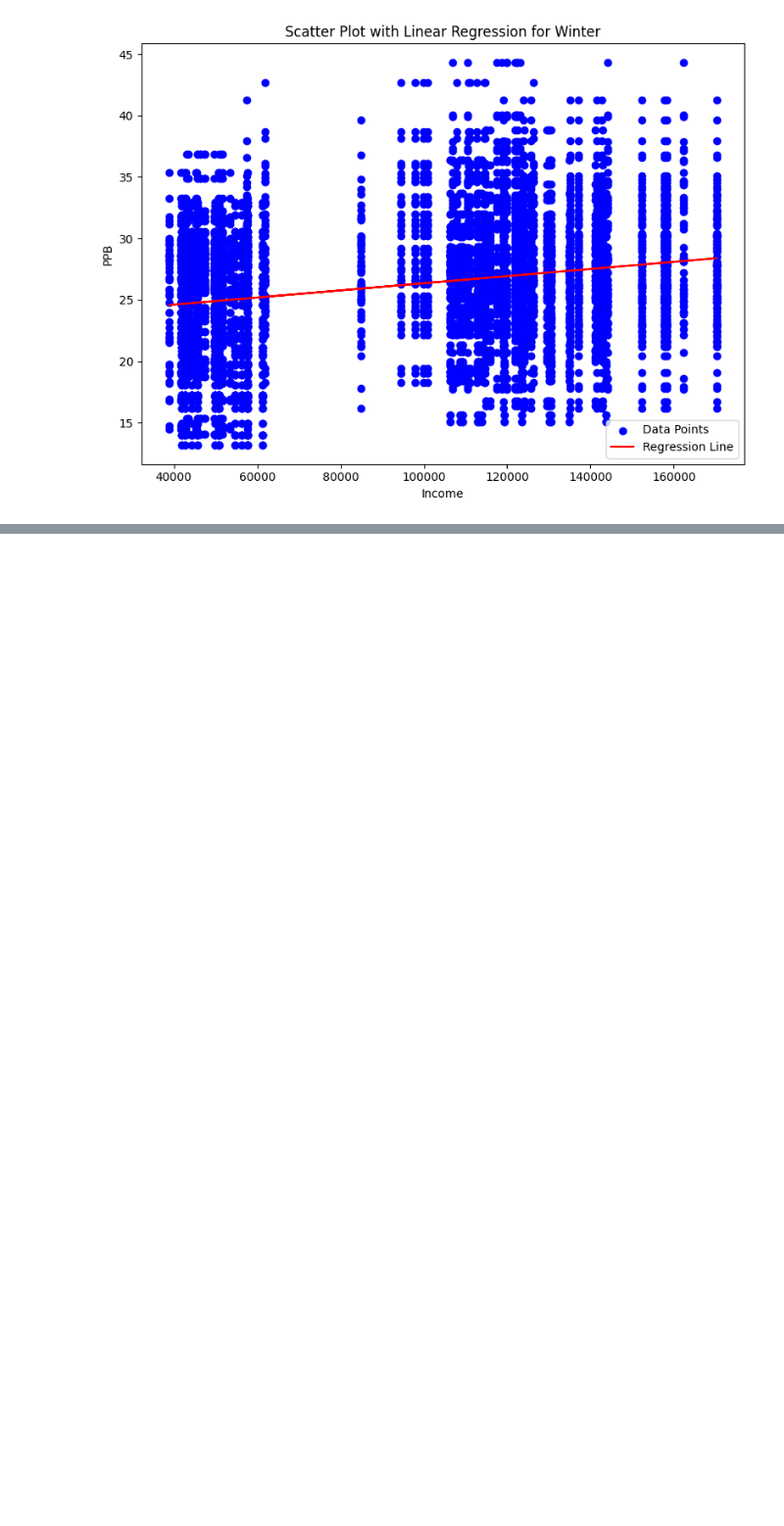
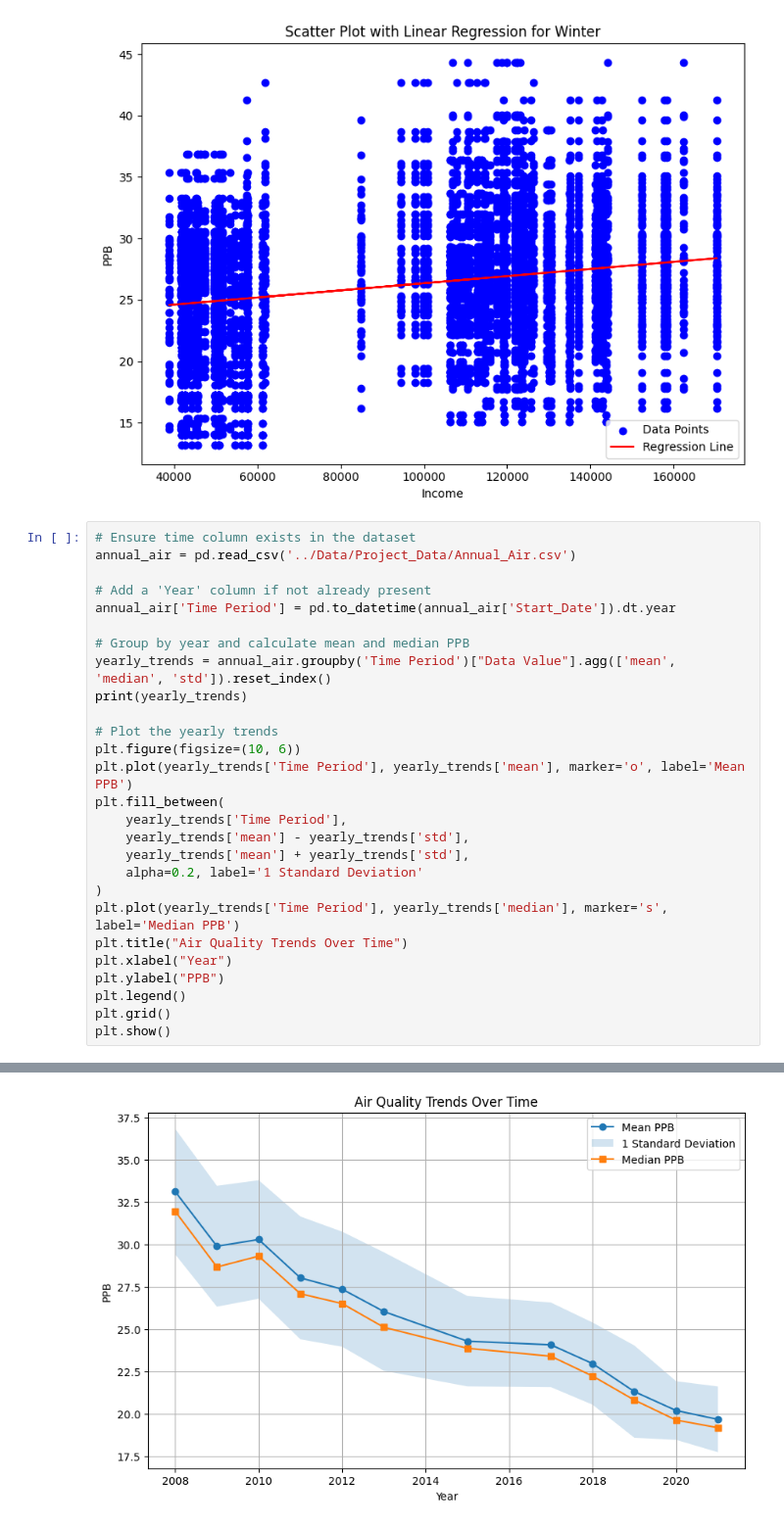
Before and after one commit to miniosushi/CS577_Project, a Jupyter notebook: Notebooks/main_project.ipynb, the cells around one changed output, grey strips where cells are left out. Shown at 98% size. Cells and saved outputs as stored; diff of their text form; blank space fills up the shorter version.

```diff
--- a/Notebooks/main_project.ipynb
+++ b/Notebooks/main_project.ipynb
@@ -374,3 +374,31 @@ R-squared: 0.04773602060767753
 P-value: 2.256243790342867e-76
 Standard Error: 1.5514841625699833e-06
 [figure]
+# %%
+# Ensure time column exists in the dataset
+annual_air = pd.read_csv('../Data/Project_Data/Annual_Air.csv')
+
+# Add a 'Year' column if not already present
+annual_air['Time Period'] = pd.to_datetime(annual_air['Start_Date']).dt.year
+
+# Group by year and calculate mean and median PPB
+yearly_trends = annual_air.groupby('Time Period')["Data Value"].agg(['mean', 'median', 'std']).reset_index()
+print(yearly_trends)
+
+# Plot the yearly trends
+plt.figure(figsize=(10, 6))
+plt.plot(yearly_trends['Time Period'], yearly_trends['mean'], marker='o', label='Mean PPB')
+plt.fill_between(
+    yearly_trends['Time Period'],
+    yearly_trends['mean'] - yearly_trends['std'],
+    yearly_trends['mean'] + yearly_trends['std'],
+    alpha=0.2, label='1 Standard Deviation'
+)
+plt.plot(yearly_trends['Time Period'], yearly_trends['median'], marker='s', label='Median PPB')
+plt.title("Air Quality Trends Over Time")
+plt.xlabel("Year")
+plt.ylabel("PPB")
+plt.legend()
+plt.grid()
+plt.show()
+# %% [output]
@@ -376,0 +418 @@ Standard Error: 1.5514841625699833e-06
+[figure, added]
```
Also changed, not shown: parts of 2 cells of this notebook, 1 other file.
